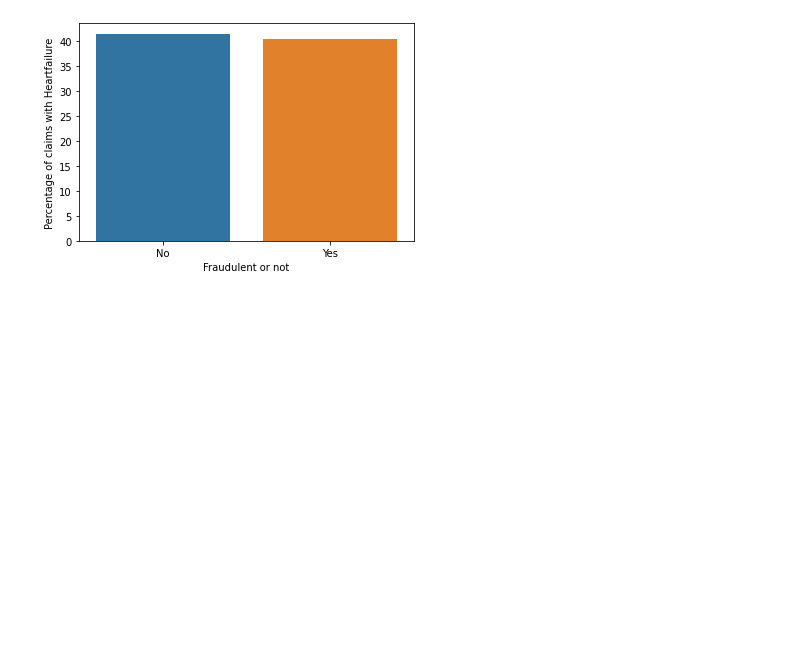
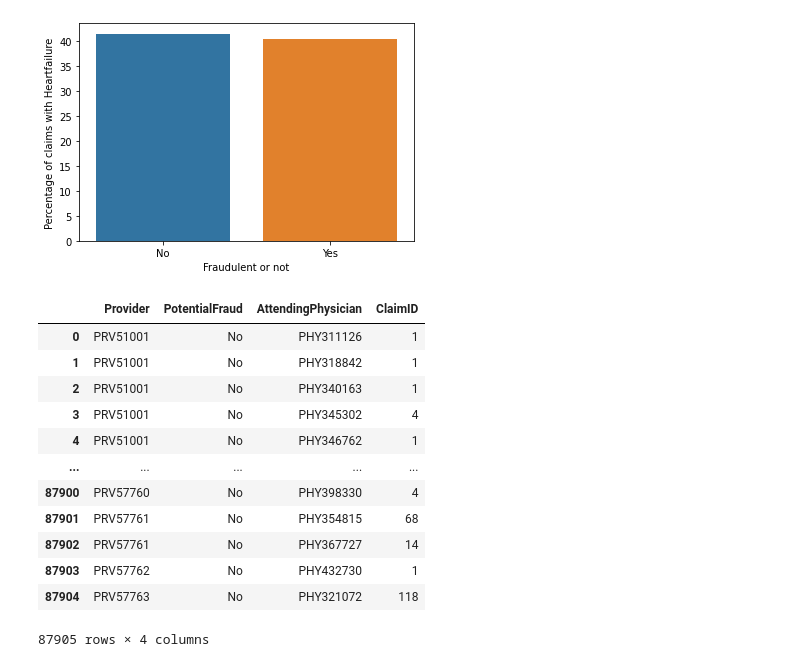
Before and after one commit to areias/healthcare_fraud, a Jupyter notebook: healthcare_fraud.ipynb, the cells around one changed output. Drawn from its saved outputs; the diff is of its cells as text; code cells hidden in the pictures; blank space fills up the shorter version.

```diff
--- a/healthcare_fraud.ipynb
+++ b/healthcare_fraud.ipynb
@@ -543,3 +543,20 @@ ax.set(xlabel="Fraudulent or not", ylabel = "Percentage of claims with Heartfail
 [Text(0, 0.5, 'Percentage of claims with Heartfailure'),
  Text(0.5, 0, 'Fraudulent or not')]
 [figure]
+# %%
+groups = final_train.groupby(['Provider', 'PotentialFraud','AttendingPhysician'], as_index=False)['ClaimID'].count()
+groups
+# %% [output]
+|  | Provider | PotentialFraud | AttendingPhysician | ClaimID |
+| 0 | PRV51001 | No | PHY311126 | 1 |
+| 1 | PRV51001 | No | PHY318842 | 1 |
+| 2 | PRV51001 | No | PHY340163 | 1 |
+| 3 | PRV51001 | No | PHY345302 | 4 |
+| 4 | PRV51001 | No | PHY346762 | 1 |
+| ... | ... | ... | ... | ... |
+| 87900 | PRV57760 | No | PHY398330 | 4 |
+| 87901 | PRV57761 | No | PHY354815 | 68 |
+| 87902 | PRV57761 | No | PHY367727 | 14 |
+| 87903 | PRV57762 | No | PHY432730 | 1 |
+| 87904 | PRV57763 | No | PHY321072 | 118 |
+87905 rows × 4 columns
```
Also changed, not shown: parts of 3 cells of this notebook.
